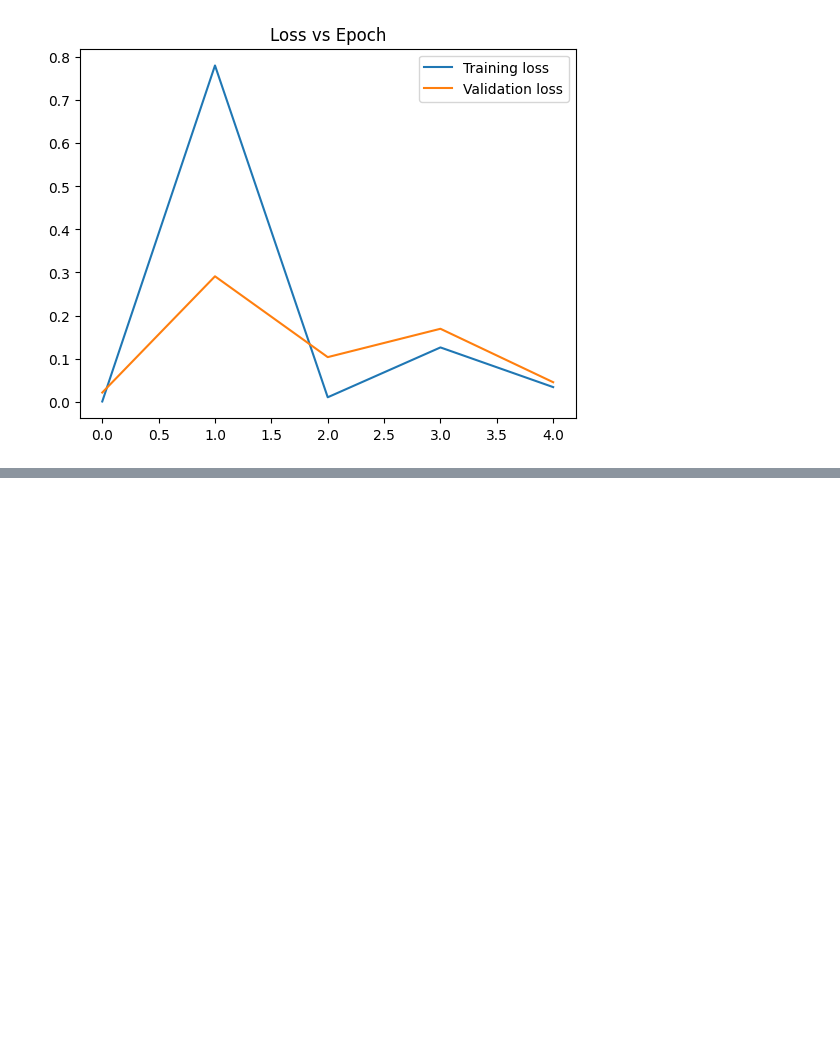
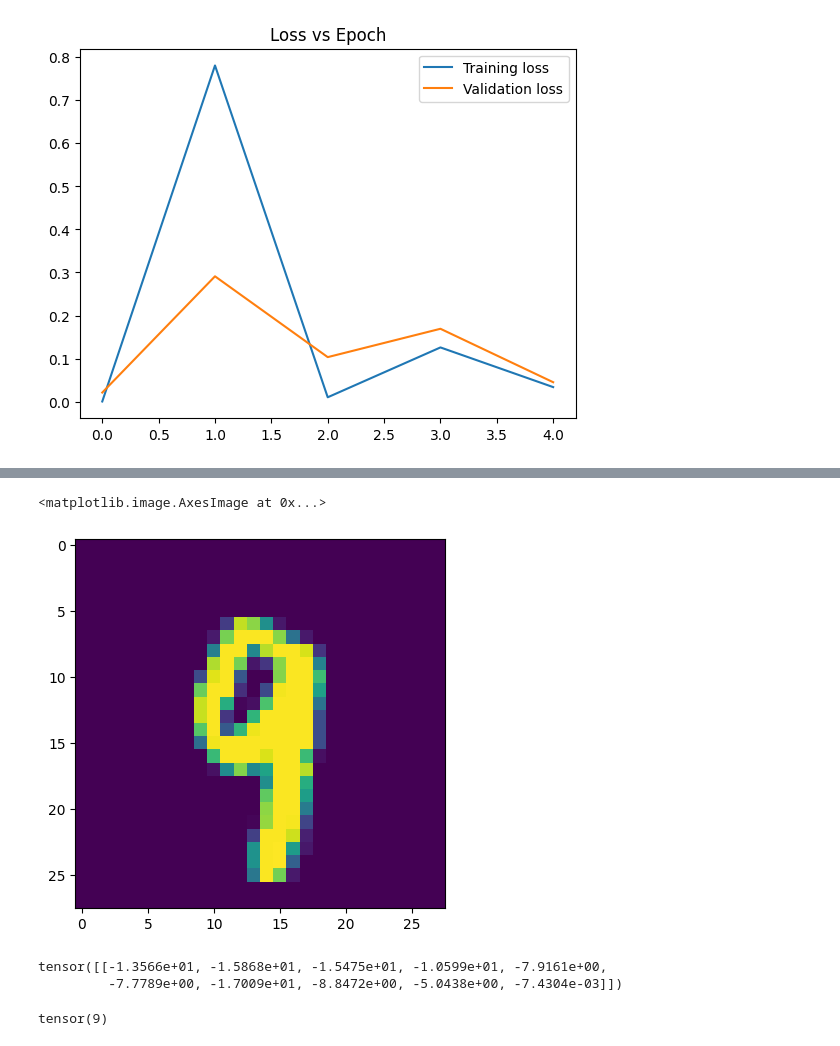
Before and after one commit to MVFran/CNN_GeoMorph, a Jupyter notebook: RedNeuronalConvolucional.ipynb, the cells around one changed output, grey strips where cells are left out. Drawn from its saved outputs; the diff is of its cells as text; code cells hidden in the pictures; blank space fills up the shorter version.

```diff
--- a/RedNeuronalConvolucional.ipynb
+++ b/RedNeuronalConvolucional.ipynb
@@ -245,0 +322,6 @@ plt.legend()
+# %%
+# Veamos la imagen
+plt.imshow(test_data[4143][0].reshape(28, 28))
+# %% [output]
+<matplotlib.image.AxesImage at 0x...>
+[figure, added]
@@ -245,0 +333,9 @@ plt.legend()
+# %%
+new_prediction
+# %% [output]
+tensor([[-1.3566e+01, -1.5868e+01, -1.5475e+01, -1.0599e+01, -7.9161e+00,
+         -7.7789e+00, -1.7009e+01, -8.8472e+00, -5.0438e+00, -7.4304e-03]])
+# %%
+new_prediction.argmax() # Nos va a indicar la predicción de la red
+# %% [output]
+tensor(9)
```
Also changed, not shown: parts of 10 cells of this notebook.
